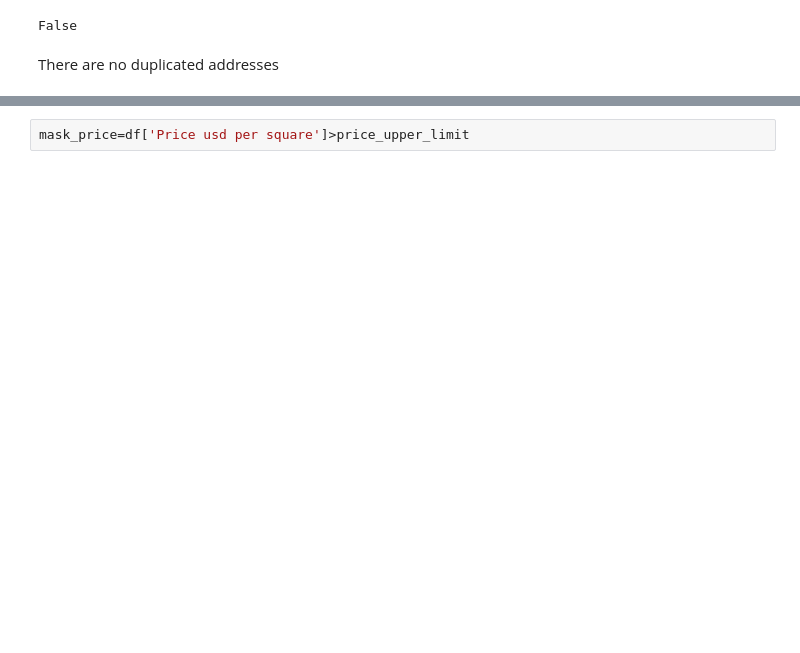
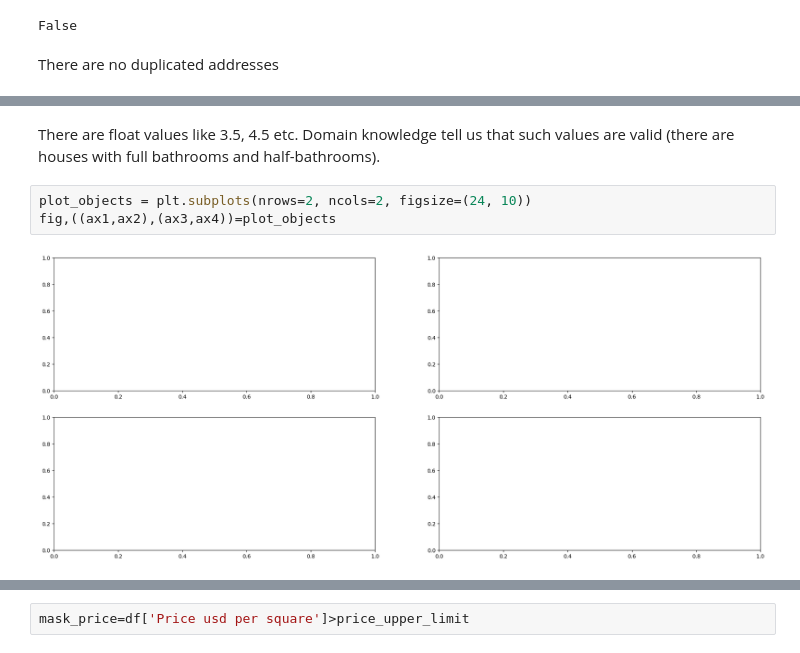
Before and after one commit to roldugina/data_analysis_projects, a Jupyter notebook: Housing_price_Canada.ipynb, the cells around one changed output, grey strips where cells are left out. Cells and saved outputs as stored; diff of their text form; blank space fills up the shorter version.

```diff
--- a/Housing_price_Canada.ipynb
+++ b/Housing_price_Canada.ipynb
@@ -93,3 +93,10 @@ df['Bath'].unique()
 # %% [output]
 array([3.5, 2. , 2.5, 1. , 3. , 1.5, 4.5, 5. , 6.5, 4. , 5.5, 6. , 7.5,
        8. ])
+# %% [markdown]
+ There are float values like 3.5, 4.5 etc. Domain knowledge tell us that such values are valid (there are houses with full bathrooms and half-bathrooms).
+# %%
+plot_objects = plt.subplots(nrows=2, ncols=2, figsize=(24, 10))
+fig,((ax1,ax2),(ax3,ax4))=plot_objects
+# %% [output]
+[figure, added]
```
Also changed, not shown: parts of 22 cells of this notebook.
